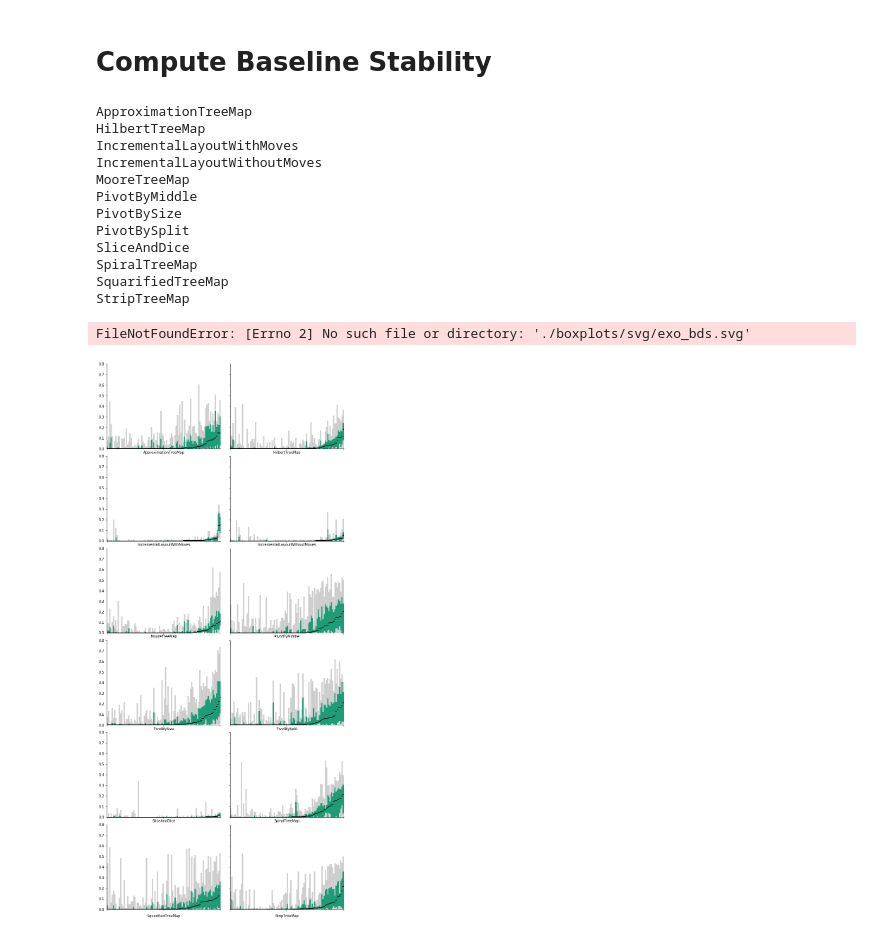
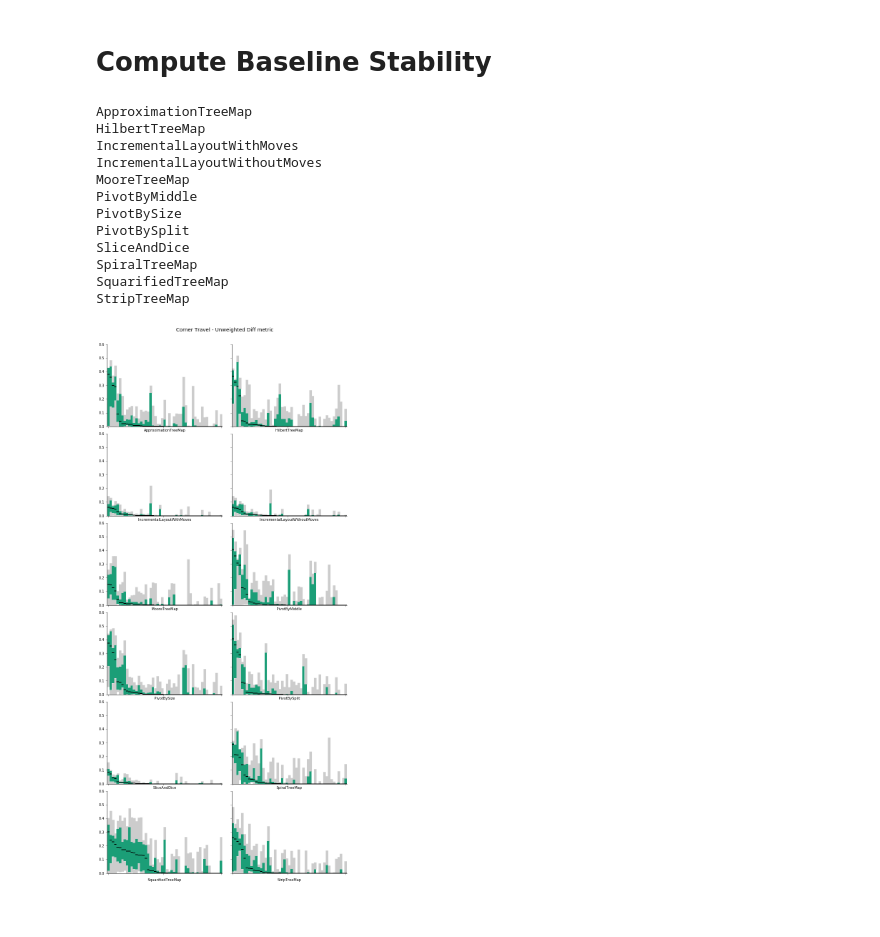
Before and after one commit to EduardoVernier/baseline-metric, a Jupyter notebook: code/BaselineMetric.ipynb, the cells around one changed output. Drawn from its saved outputs; the diff is of its cells as text; code cells hidden in the pictures.

Commit message:
Weighted rpc metrics.

```diff
--- a/code/BaselineMetric.ipynb
+++ b/code/BaselineMetric.ipynb
@@ -15,7 +15,7 @@ import math
 ## Find and parse real and baseline layout files
 Files are not neatly organized
 # %%
-dataset_id = "exo" # Program argument
+dataset_id = "calcuta" # Program argument
 # %%
 rectangles_dirs = [d[0] for d in os.walk("../rectangles/")]
 rectangles_dirs.sort()
@@ -162,7 +162,9 @@ nrow = 6
 ncol = 2
 fig, axs = plt.subplots(nrow, ncol, sharex=True, sharey=True, figsize=(10, 22))
 #fig.delaxes(axs[5, 1])
+fig.suptitle('Unweighted Aspect Ratios', fontsize=14)
 fig.tight_layout()
+fig.subplots_adjust(top=0.95)
 
 for i, ax in enumerate(fig.axes):
     technique = technique_ids[i]
@@ -177,7 +179,7 @@ for i, ax in enumerate(fig.axes):
         ars = df[['rw', 'rh']].min(axis=1) / df[['rw', 'rh']].max(axis=1)
         data.append(ars)
 
-    data.sort(key=lambda x: np.median(x))
+    data.sort(key=lambda x: -np.median(x))
     bp = ax.boxplot(data, whis=[5, 95], showfliers=False, patch_artist=True, widths=1);
 
     ax.set_ylim(ymin=-0, ymax=1)
@@ -196,8 +198,8 @@ for i, ax in enumerate(fig.axes):
 # fig.axes[11].tick_params(axis='x', which='both', top='off', bottom='off', labelbottom='off')
 # fig.axes[11].tick_params(axis='y', which='both', right='off', left='off')
 
-fig.savefig('./boxplots/svg/' + dataset_id + "_ar" + '.svg')
-fig.savefig('./boxplots/png/' + dataset_id + "_ar" + '.png')
+# fig.savefig('./boxplots/svg/' + dataset_id + "_ar" + '.svg')
+# fig.savefig('./boxplots/png/' + dataset_id + "_ar" + '.png')
 # %% [output]
 ApproximationTreeMap
 HilbertTreeMap
@@ -236,8 +237,8 @@ def corner_travel(*args):
 def baseline_ratio_stability(df0, df1, bl1):
 
     # Create dataframes with real coordinates and real-baseline coordinates
-    dfr = pd.merge(df0, df1, how='inner', left_index=True, right_index=True)
-    dfb = pd.merge(df0, bl1, how='inner', left_index=True, right_index=True)
+    dfr = pd.merge(df0, df1, how='outer', left_index=True, right_index=True)
+    dfb = pd.merge(df0, bl1, how='outer', left_index=True, right_index=True)
 
     r_m = dfr.apply(lambda r: corner_travel(*list(r)), axis=1)
     b_m = dfb.apply(lambda r: corner_travel(*list(r)), axis=1)
@@ -257,13 +258,11 @@ def baseline_diff_stability(df0, df1, bl1):
     norm = 4 * math.sqrt(base_width ** 2 + base_height ** 2)
 
     # Create dataframes with real coordinates and real-baseline coordinates
-    dfr = pd.merge(df0, df1, how='inner', left_index=True, right_index=True)
-    dfb = pd.merge(df0, bl1, how='inner', left_index=True, right_index=True)
+    dfr = pd.merge(df0, df1, how='outer', left_index=True, right_index=True)
+    dfb = pd.merge(df0, bl1, how='outer', left_index=True, right_index=True)
 
     r_m = dfr.apply(lambda r: corner_travel(*list(r)) / norm, axis=1)
-#     r_m = dfr.apply(lambda r: corner_travel(*list(r)), axis=1)
     b_m = dfb.apply(lambda r: corner_travel(*list(r)) / norm, axis=1)
-#     b_m = dfb.apply(lambda r: corner_travel(*list(r)), axis=1)
 
 #     fig, axs = plt.subplots(1, 1, sharex=True, sharey=True)
 #     fig.axes[0].set_title(len(dfr))
@@ -281,20 +280,13 @@ def baseline_diff_stability(df0, df1, bl1):
     results['stab'] = results[['stab']].clip(0, 1)
     # display(results)
     return results['stab'].values.tolist()
-
-#     r0 = df0[['rx', 'ry', 'rw', 'rh']].values.tolist()
-#     r1 = df1[['rx', 'ry', 'rw', 'rh']].values.tolist()
-#     b1 = df1[['bx', 'by', 'bw', 'bh']].values.tolist()
-#     bs = []
-#     for i in range(len(r0)):
-#         rm = corner_travel(r0[i], r1[i])
-#         bm = corner_travel(r0[i], b1[i])
-#         print("r: {:.2f} \t\t b: {:.2f}".format(rm, bm))
 # %%
 nrow = 6
 ncol = 2
 fig, axs = plt.subplots(nrow, ncol, sharex=True, sharey=True, figsize=(10, 22))
+fig.suptitle('Corner Travel - Unweighted Diff metric', fontsize=14)
 fig.tight_layout()
+fig.subplots_adjust(top=0.95)
 
 for i, ax in enumerate(fig.axes):
     technique = technique_ids[i]
@@ -309,41 +301,40 @@ for i, ax in enumerate(fig.axes):
                                 rectangles[technique][revision + 1][['bx', 'by', 'bw', 'bh']])
         data.append(bs)
 
-    data.sort(key=lambda x: np.median(x))
+    data.sort(key=lambda x: -np.median(x))
     bp = ax.boxplot(data, whis=[5, 95], showfliers=False, patch_artist=True, widths=1);
 
 #     ax.set_ylim(ymin=-0.02, ymax=1)
 #     ax.set_yticks([0, .25, .5, .75, 1], minor=False)
 #    ax.set_yticklabels([0, .25, .5, .75, 1], fontdict=None, minor=False)
     styleBoxplot(bp, ax, len(data))
 
 # s = "Baseline Difference Metric\nDataset: " + dataset_id
 # fig.axes[11].text(4, .9, s, fontsize=12)
 # # Remove extra spines and ticks
 # fig.axes[11].spines['top'].set_visible(False)
 # fig.axes[11].spines['bottom'].set_visible(False)
 # fig.axes[11].spines['left'].set_visible(False)
 # fig.axes[11].spines['right'].set_visible(False)
 # fig.axes[11].tick_params(axis='x', which='both', top='off', bottom='off', labelbottom='off')
 # fig.axes[11].tick_params(axis='y', which='both', right='off', left='off')
 
-fig.savefig('./boxplots/svg/' + dataset_id + "_bds" + '.svg')
-fig.savefig('./boxplots/png/' + dataset_id + "_bds" + '.png')
+# fig.savefig('./boxplots/svg/' + dataset_id + "_bds" + '.svg')
+# fig.savefig('./boxplots/png/' + dataset_id + "_bds" + '.png')
 # %% [output]
 ApproximationTreeMap
 HilbertTreeMap
 IncrementalLayoutWithMoves
 IncrementalLayoutWithoutMoves
 MooreTreeMap
 PivotByMiddle
 PivotBySize
 PivotBySplit
 SliceAndDice
 SpiralTreeMap
 SquarifiedTreeMap
 StripTreeMap
-FileNotFoundError: [Errno 2] No such file or directory: './boxplots/svg/exo_bds.svg'
-[figure, old version]
+[figure, new version]
 # %%
 # nrow = 6
 # ncol = 2
```
Also changed, not shown: parts of 8 cells of this notebook.
